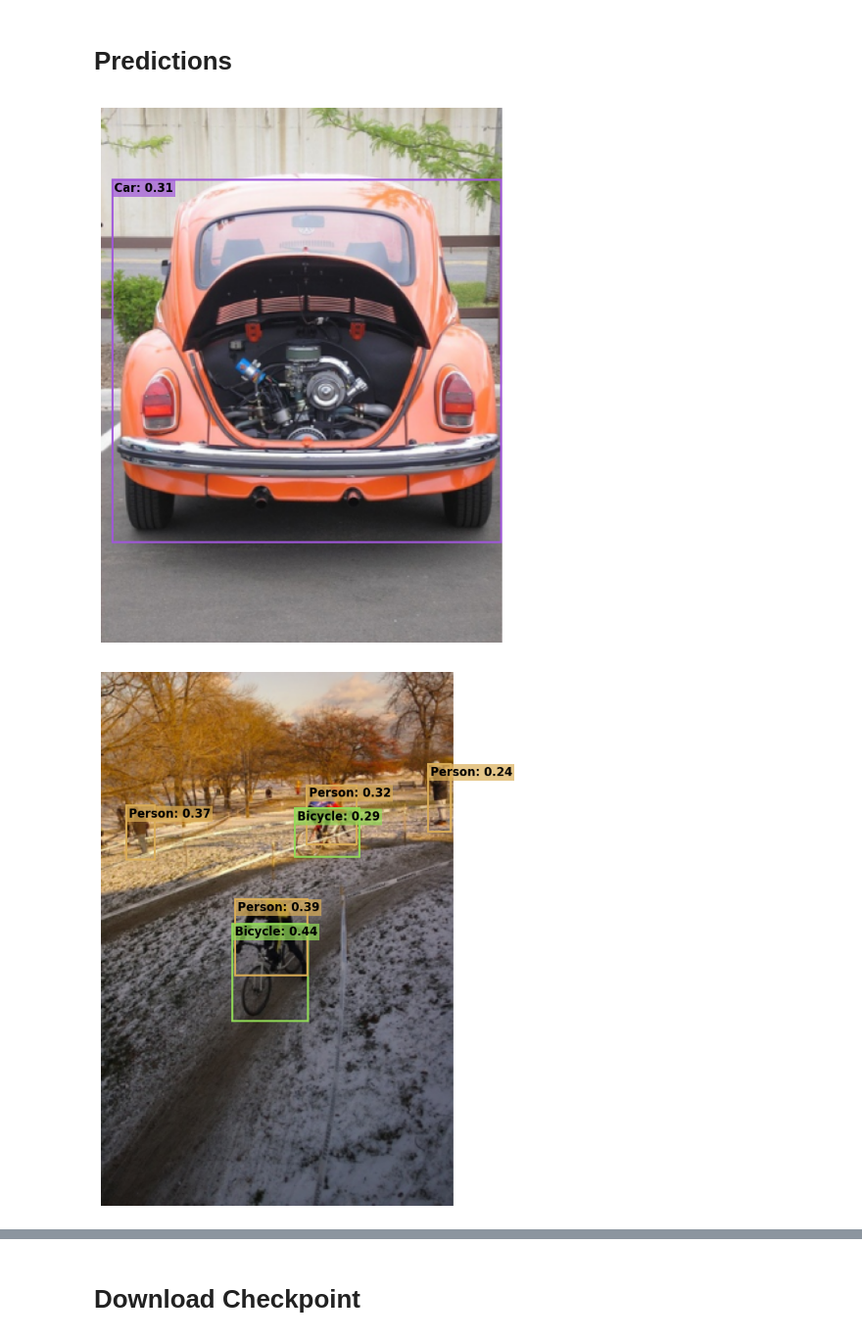
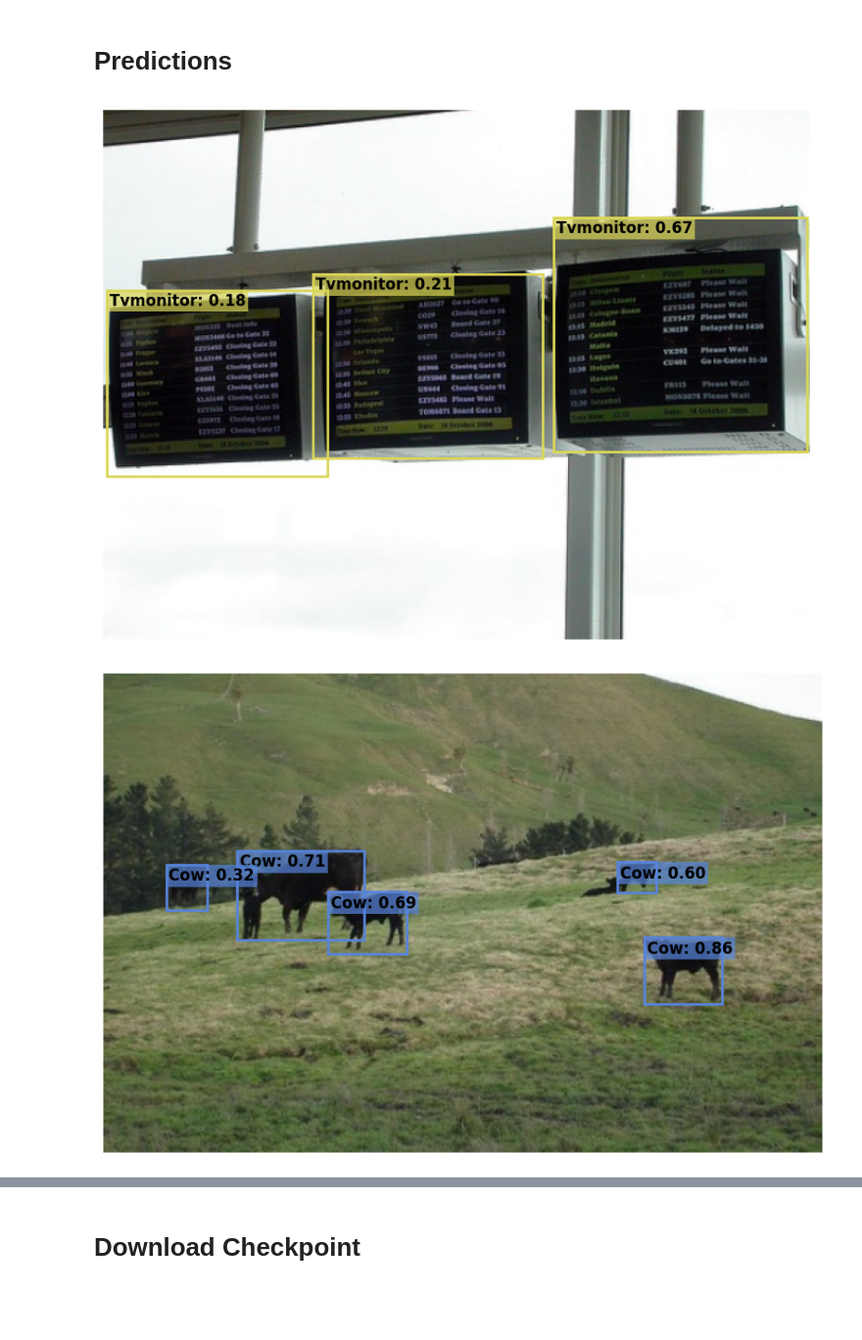
Before and after one commit to Jechen00/yolov3-pytorch, a Jupyter notebook: notebooks/yolov3_training.ipynb, the cells around one changed output, grey strips where cells are left out. Shown at 98% size. Saved outputs shown, nothing was run; the diff lists cells and outputs as text; code cells hidden in the pictures; blank space fills up the shorter version.

```diff
--- a/notebooks/yolov3_training.ipynb
+++ b/notebooks/yolov3_training.ipynb
@@ -77,13 +77,13 @@ DATASET_NAME = 'voc'
 DEFAULT_INPUT_SIZE = (416, 416)
 
 ACCUM_BATCH_SIZE = 32 # Not using gradient accumulation
-BATCH_SIZE = 32 # Note that the original paper used 64
+BATCH_SIZE = 32
 NUM_WORKERS = 10
-IGNORE_THRESHOLD = 0.5
+DATASET_IGNORE_THRESHOLD = 0.5
 
 MULTI_AUGS = ['mixup', 'mosaic']
 MULTI_AUG_PROB = 0.9
-MIXUP_ALPHA = 2.5
+MIXUP_ALPHA = 3.0
 MULTISCALE_INTERVAL = 10 # In terms of batches
 MULTISCALE_SIZES = torch.arange(320, 608 + 32, 32).tolist()
 
@@ -116,7 +116,7 @@ builders = dataloader_utils.get_dataloaders(
     batch_size = BATCH_SIZE,
     num_workers = NUM_WORKERS,
     default_input_size = DEFAULT_INPUT_SIZE,
-    ignore_threshold = IGNORE_THRESHOLD,
+    ignore_threshold = DATASET_IGNORE_THRESHOLD,
     multi_augs = MULTI_AUGS,
     multi_aug_prob = MULTI_AUG_PROB,
     mixup_alpha = MIXUP_ALPHA,
@@ -311,7 +315,7 @@ display(eval_fig)
 # %% [markdown]
 # Computing mAP
 # %%
-val_builder.dataset.default_input_size = (416, 416) # Set size of the inputs
+val_builder.dataset.default_input_size = (544, 544) # Set size of the inputs
 val_loader = val_builder.build() # Get dataloader using the builder
 
 evaluate.calc_dataset_map(
@@ -350,31 +354,31 @@ evaluate.calc_dataset_map(
 # %% [markdown]
 # Predictions
 # %%
-SIZE = (416, 416) # Set size of the inputs
-NUM_SAMPLES = 3
+SIZE = (544, 544) # Set size of the inputs
+NUM_SAMPLES = 5
 
 val_dataset = val_builder.dataset
 img_transforms = transforms.get_single_transforms(train = False, size = SIZE)
 samp_idxs = random.sample(range(len(val_dataset)), NUM_SAMPLES)
 
 for img_idx in samp_idxs:
     fig = plot.draw_preds_yolov3(
         model = pred_model,
         img = val_dataset.get_img(img_idx),
         img_transforms = img_transforms,
         scale_anchors = scale_anchors,
         strides = strides,
         class_names = val_dataset.class_names,
         class_clrs = val_dataset.class_clrs,
         obj_threshold = 0.2,
         nms_threshold = 0.5,
         softmax_probs = SOFTMAX_PROBS,
         rm_lb_pad = True,
         show_probs = True,
         figsize = (10, 10)
     )
 
     display(fig)
 # %% [output]
-[figure, old version]
+[figure, new version]
-[figure, old version]
+[figure, new version]
```
Also changed, not shown: parts of 6 cells of this notebook, 6 other files.
